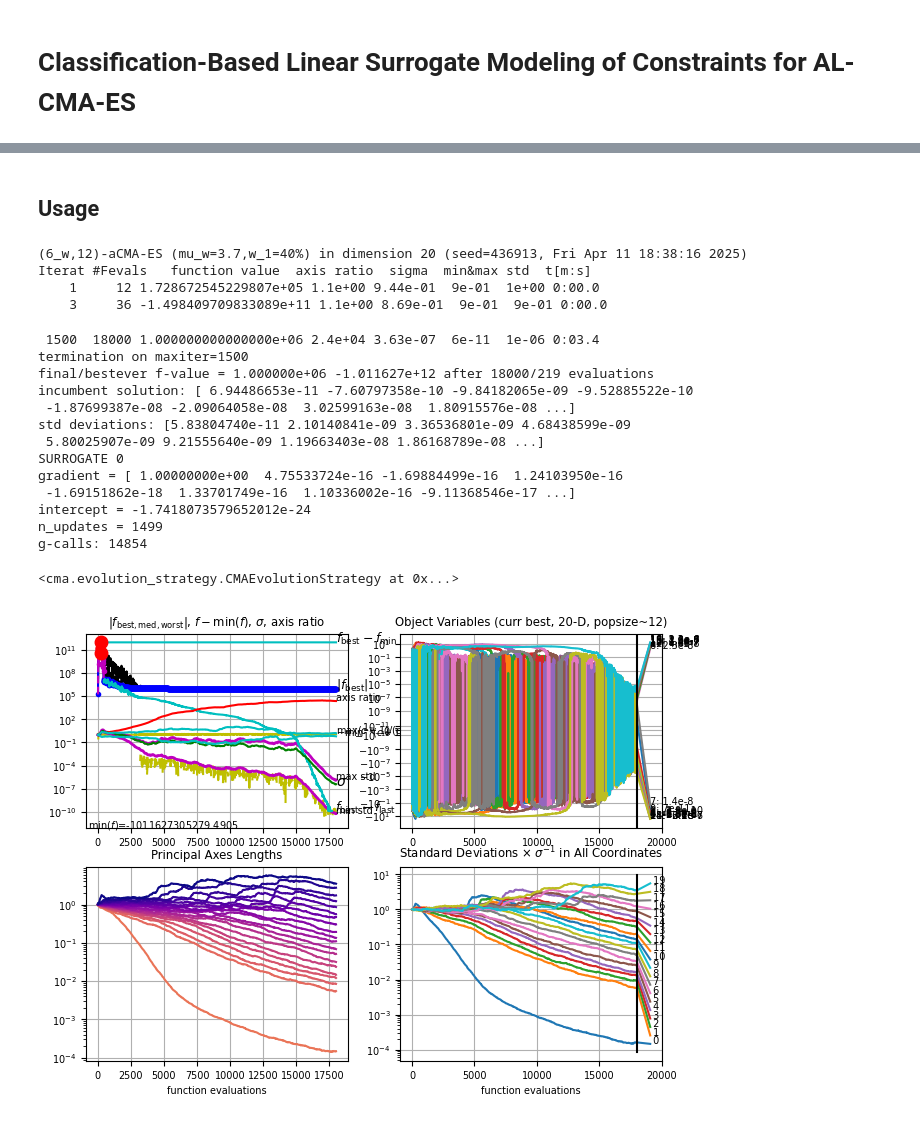
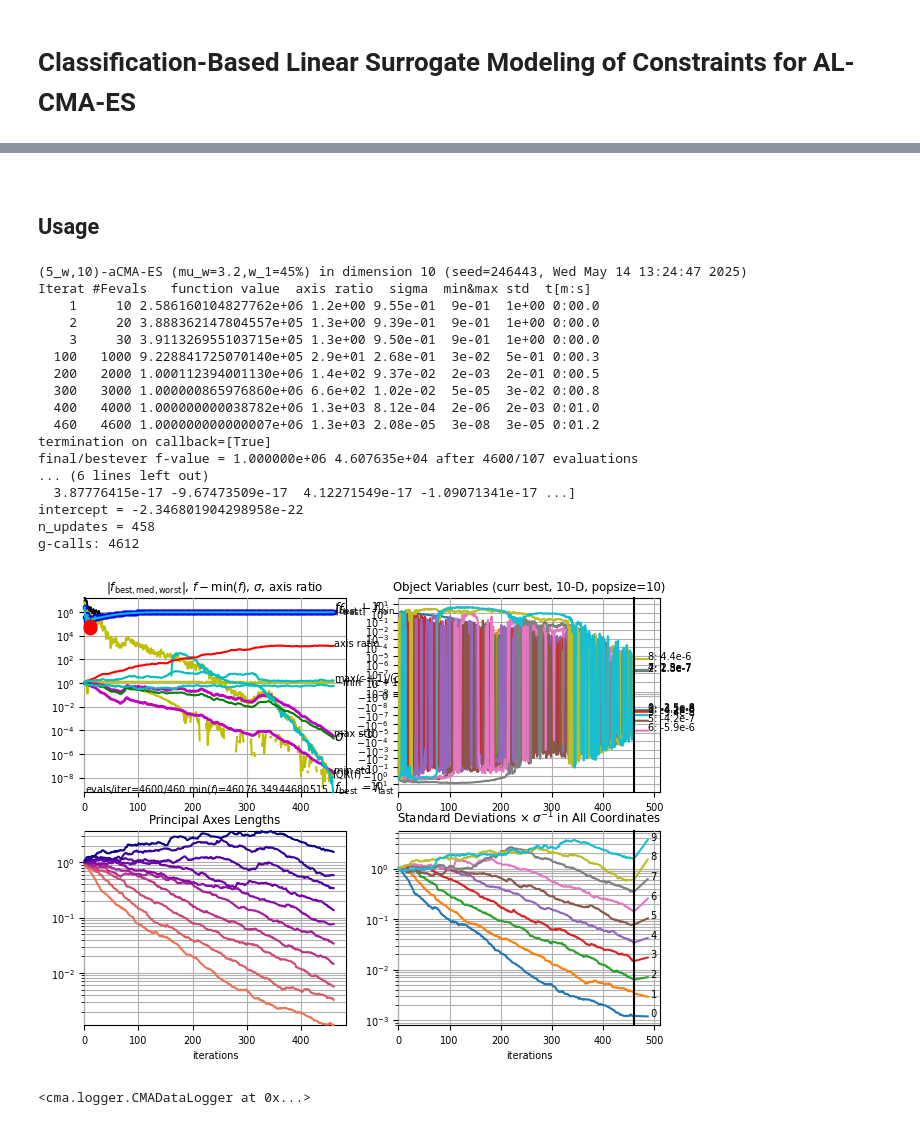
Before and after one commit to oskargirardin/Classification-Based-Linear-Surrogate-for-AL-CMA-ES, a Jupyter notebook: index.ipynb, the cells around one changed output, grey strips where cells are left out. Drawn from its saved outputs; the diff is of its cells as text; code cells hidden in the pictures.

```diff
--- a/index.ipynb
+++ b/index.ipynb
@@ -20,2 +3,8 @@ import numpy as np
+# %% [markdown]
+<!-- **TODO**
+- Remove `Dufosse2021` and replace with a custom ellipsoid function
+- Remove `find_feasible_x0`
+- Add `ConstraintsWrapper` to constraints in `BinaryConstraintOptimizationAL`
+- Change names of `BinaryConstraintOptimizationAL` and `SurrogateHandler` -->
 # %% [markdown]
 ## Usage
@@ -33,15 +11,24 @@ if np.max(constraint(x0)) > 0:
 # %%
-# Options for ALLS-CMA-ES
+import numpy as np
+import cma
+
+from src.alls_cma_es import optimize
+from src.problems import Dufosse2021
+
+dim = 10
+x0 = [-1]*(dim)
+sigma0 = 1
+f, constraint = Dufosse2021(dim, m=1, condition_number=1e6).get()
+
+# ALLS-CMA-ES options
 surrogate_opts = {
-
+    "max_iters_interval_halving": 6
 }
 
-# Options to be passed to cma.EvolutionStrategy constructor
+# CMA-ES options
 cma_opts={
-        'tolstagnation': np.inf,
-        'verb_disp_overwrite': 1,
-        'conditioncov_alleviate': [0],
-        'maxiter': 1500
+    'tolstagnation': np.inf,
+    'termination_callback': lambda es: np.linalg.norm(es.mean) <= 1e-5
 }
 
 es, cfun = optimize(
@@ -54,25 +41,25 @@ es, cfun = optimize(
     logging=True
 )
 # %% [output]
-(6_w,12)-aCMA-ES (mu_w=3.7,w_1=40%) in dimension 20 (seed=436913, Fri Apr 11 18:38:16 2025)
+(5_w,10)-aCMA-ES (mu_w=3.2,w_1=45%) in dimension 10 (seed=246443, Wed May 14 13:24:47 2025)
 Iterat #Fevals   function value  axis ratio  sigma  min&max std  t[m:s]
-    1     12 1.728672545229807e+05 1.1e+00 9.44e-01  9e-01  1e+00 0:00.0
-    3     36 -1.498409709833089e+11 1.1e+00 8.69e-01  9e-01  9e-01 0:00.0
+    1     10 2.586160104827762e+06 1.2e+00 9.55e-01  9e-01  1e+00 0:00.0
+    2     20 3.888362147804557e+05 1.3e+00 9.39e-01  9e-01  1e+00 0:00.0
+    3     30 3.911326955103715e+05 1.3e+00 9.50e-01  9e-01  1e+00 0:00.0
+  100   1000 9.228841725070140e+05 2.9e+01 2.68e-01  3e-02  5e-01 0:00.3
+  200   2000 1.000112394001130e+06 1.4e+02 9.37e-02  2e-03  2e-01 0:00.5
+  300   3000 1.000000865976860e+06 6.6e+02 1.02e-02  5e-05  3e-02 0:00.8
+  400   4000 1.000000000038782e+06 1.3e+03 8.12e-04  2e-06  2e-03 0:01.0
+  460   4600 1.000000000000007e+06 1.3e+03 2.08e-05  3e-08  3e-05 0:01.2
+termination on callback=[True]
+final/bestever f-value = 1.000000e+06 4.607635e+04 after 4600/107 evaluations
+... (6 lines left out)
+  3.87776415e-17 -9.67473509e-17  4.12271549e-17 -1.09071341e-17 ...]
+intercept = -2.346801904298958e-22
+n_updates = 458
+g-calls: 4612
- 1500  18000 1.000000000000000e+06 2.4e+04 3.63e-07  6e-11  1e-06 0:03.4
-termination on maxiter=1500
-final/bestever f-value = 1.000000e+06 -1.011627e+12 after 18000/219 evaluations
-incumbent solution: [ 6.94486653e-11 -7.60797358e-10 -9.84182065e-09 -9.52885522e-10
- -1.87699387e-08 -2.09064058e-08  3.02599163e-08  1.80915576e-08 ...]
-std deviations: [5.83804740e-11 2.10140841e-09 3.36536801e-09 4.68438599e-09
- 5.80025907e-09 9.21555640e-09 1.19663403e-08 1.86168789e-08 ...]
-SURROGATE 0
-gradient = [ 1.00000000e+00  4.75533724e-16 -1.69884499e-16  1.24103950e-16
- -1.69151862e-18  1.33701749e-16  1.10336002e-16 -9.11368546e-17 ...]
-intercept = -1.7418073579652012e-24
-n_updates = 1499
-g-calls: 14854
 # %%
-es.plot(xsemilog=True)
+cma.plot(xsemilog=True)
 # %% [output]
+[figure, new version]
-<cma.evolution_strategy.CMAEvolutionStrategy at 0x...>
+<cma.logger.CMADataLogger at 0x...>
-[figure, old version]
```
Also changed, not shown: parts of 4 cells of this notebook, 15 other files.
